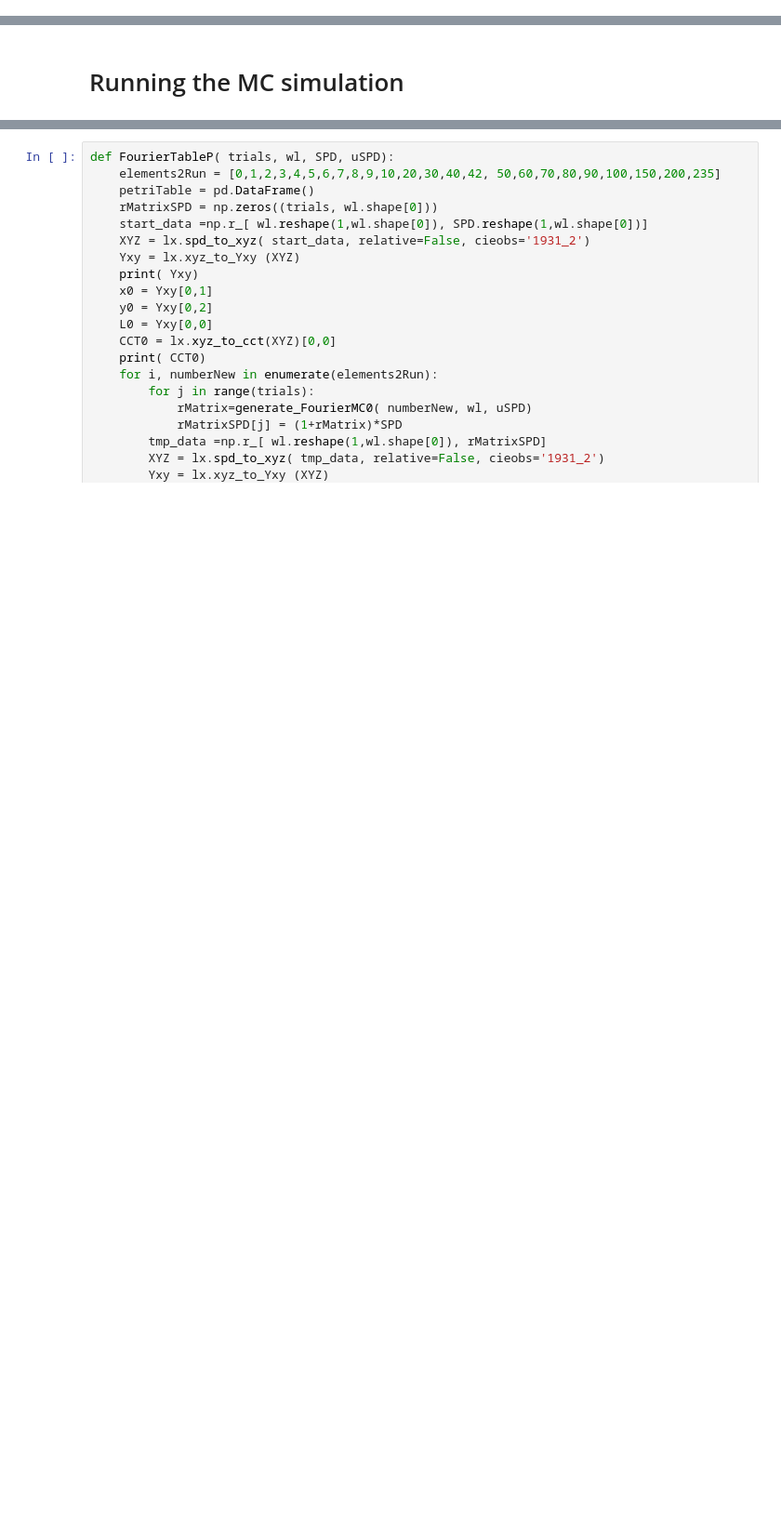
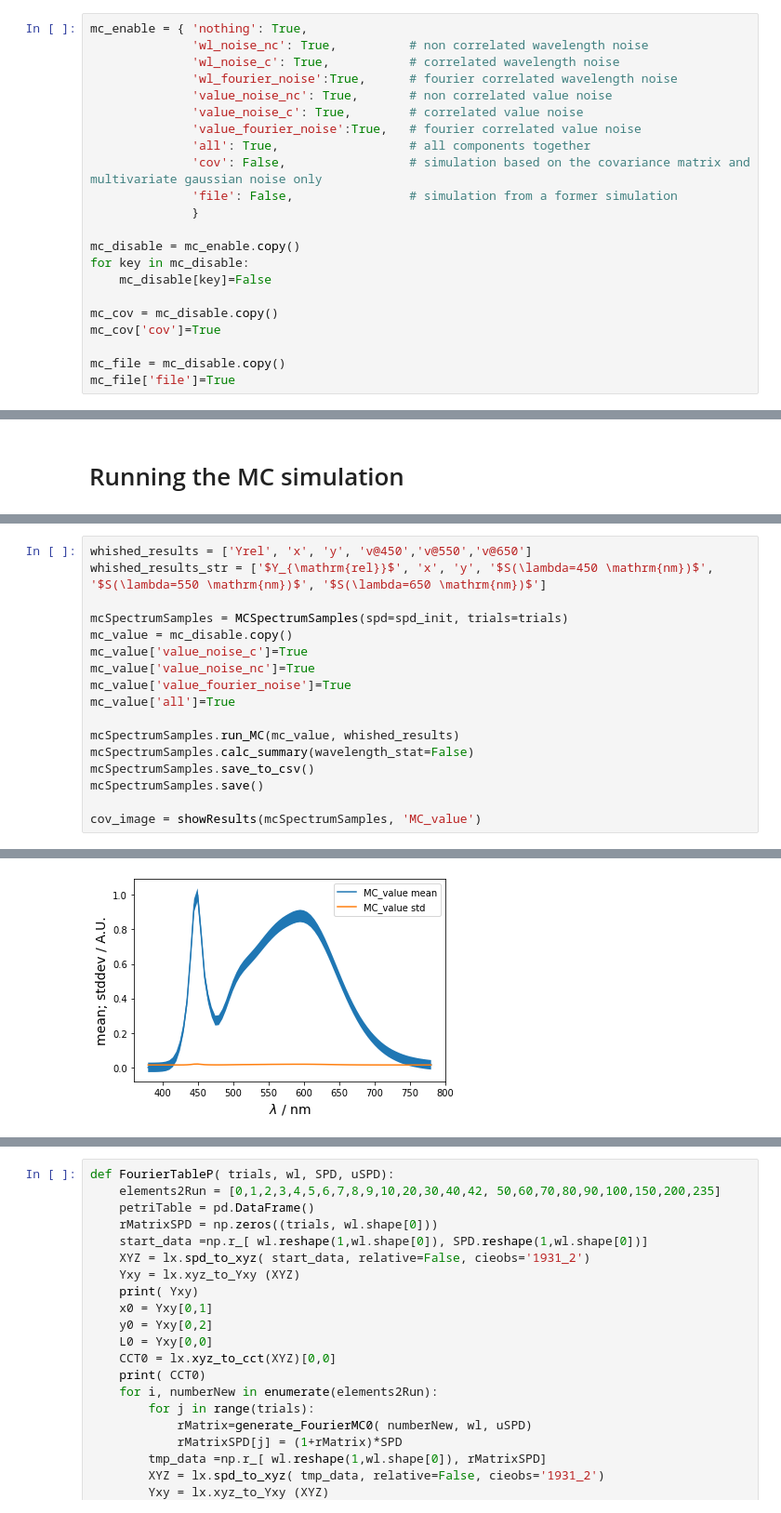
Before and after one commit to empir19nrm02/empir19nrm02, a Jupyter notebook: empir19nrm02/Jupyter/MCTest.ipynb, the cells around one changed output, grey strips where cells are left out. Shown at 93% size. Drawn from its saved outputs; the diff is of its cells as text; blank space fills up the shorter version.

```diff
--- a/empir19nrm02/Jupyter/MCTest.ipynb
+++ b/empir19nrm02/Jupyter/MCTest.ipynb
@@ -166,0 +123,22 @@ mc_enable = { 'nothing': True,
+# %%
+mc_enable = { 'nothing': True,
+              'wl_noise_nc': True,          # non correlated wavelength noise
+              'wl_noise_c': True,           # correlated wavelength noise
+              'wl_fourier_noise':True,      # fourier correlated wavelength noise
+              'value_noise_nc': True,       # non correlated value noise
+              'value_noise_c': True,        # correlated value noise
+              'value_fourier_noise':True,   # fourier correlated value noise
+              'all': True,                  # all components together
+              'cov': False,                 # simulation based on the covariance matrix and multivariate gaussian noise only
+              'file': False,                # simulation from a former simulation
+              }
+
+mc_disable = mc_enable.copy()
+for key in mc_disable:
+    mc_disable[key]=False
+
+mc_cov = mc_disable.copy()
+mc_cov['cov']=True
+
+mc_file = mc_disable.copy()
+mc_file['file']=True
@@ -731,0 +187,18 @@ save_fig( dir=out_dir, filename='MCf1Results')
+# %%
+whished_results = ['Yrel', 'x', 'y', 'v@450','v@550','v@650']
+whished_results_str = ['$Y_{\mathrm{rel}}$', 'x', 'y', '$S(\lambda=450 \mathrm{nm})$', '$S(\lambda=550 \mathrm{nm})$', '$S(\lambda=650 \mathrm{nm})$']
+
+mcSpectrumSamples = MCSpectrumSamples(spd=spd_init, trials=trials)
+mc_value = mc_disable.copy()
+mc_value['value_noise_c']=True
+mc_value['value_noise_nc']=True
+mc_value['value_fourier_noise']=True
+mc_value['all']=True
+
+mcSpectrumSamples.run_MC(mc_value, whished_results)
+mcSpectrumSamples.calc_summary(wavelength_stat=False)
+mcSpectrumSamples.save_to_csv()
+mcSpectrumSamples.save()
+
+cov_image = showResults(mcSpectrumSamples, 'MC_value')
+# %% [output]
@@ -731,0 +222 @@ save_fig( dir=out_dir, filename='MCf1Results')
+[figure, added]
```
Also changed, not shown: parts of 48 cells of this notebook, 9 other files.
